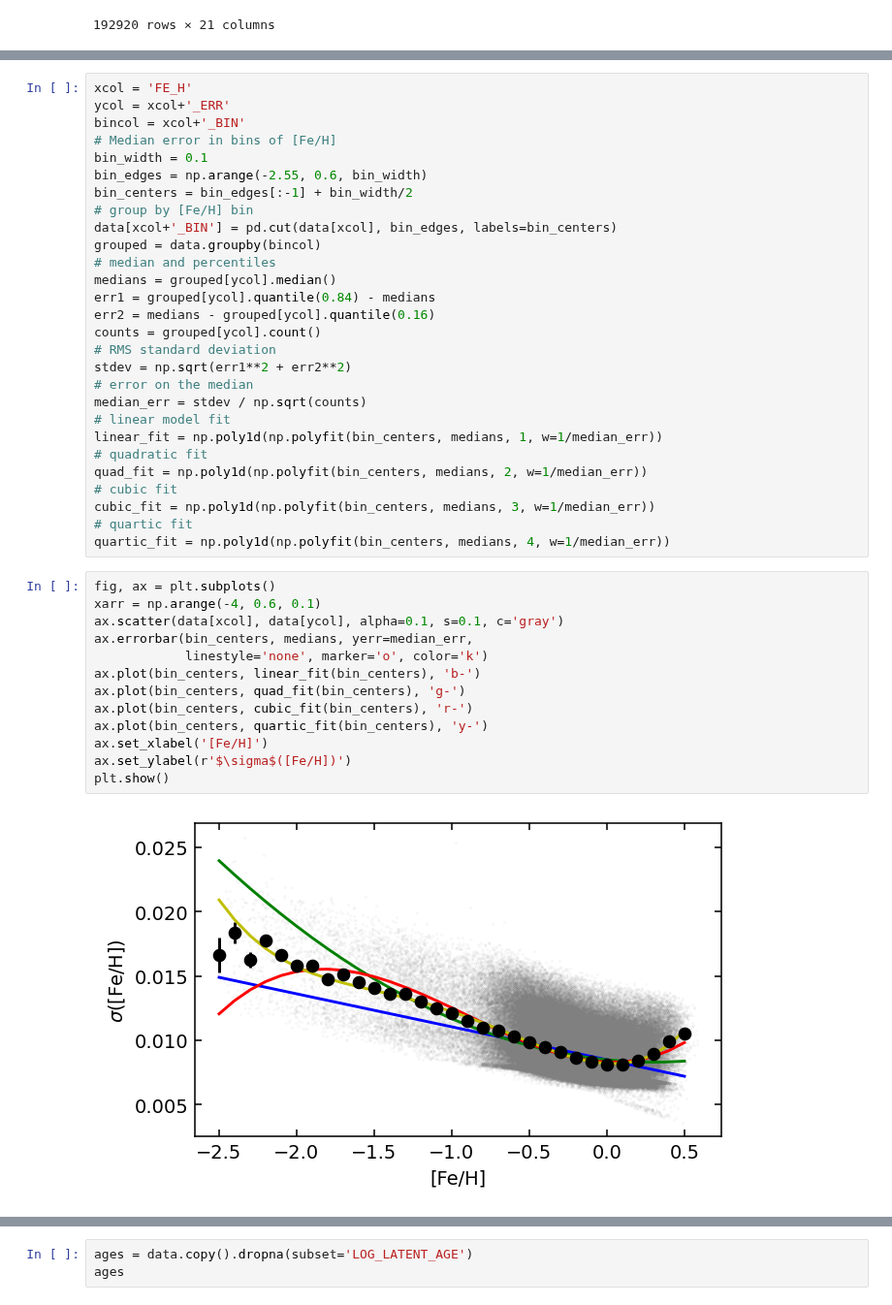
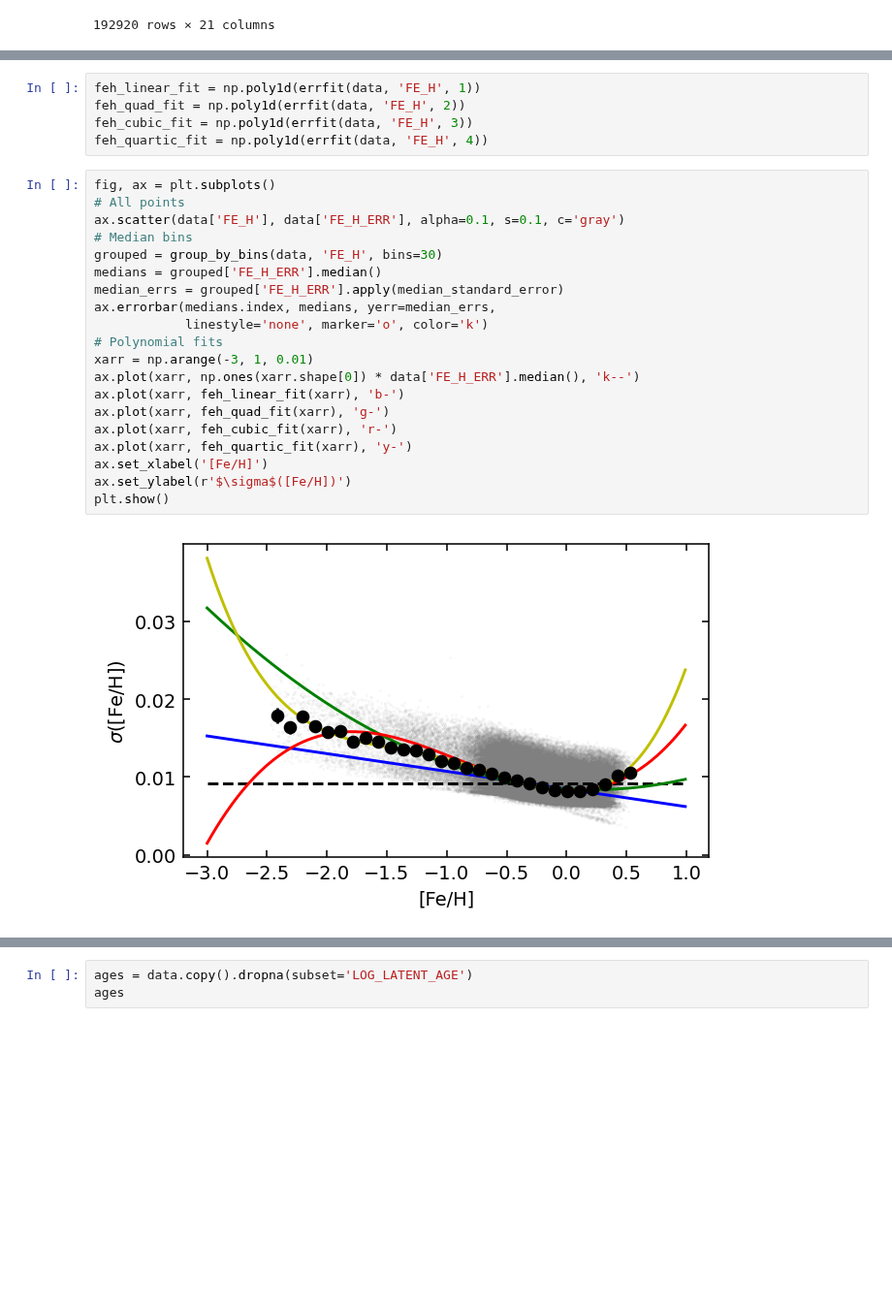
Before and after one commit to lodubay/galactic-dtd, a Jupyter notebook: notebooks/abundance_uncertainty.ipynb, the cells around one changed output, grey strips where cells are left out. Shown at 97% size. Drawn from its saved outputs; the diff is of its cells as text; blank space fills up the shorter version.

Commit message:
adjustments to error modeling

```diff
--- a/notebooks/abundance_uncertainty.ipynb
+++ b/notebooks/abundance_uncertainty.ipynb
@@ -38,43 +114,27 @@ data
-# %%
-xcol = 'FE_H'
-ycol = xcol+'_ERR'
-bincol = xcol+'_BIN'
-# Median error in bins of [Fe/H]
-bin_width = 0.1
-bin_edges = np.arange(-2.55, 0.6, bin_width)
-bin_centers = bin_edges[:-1] + bin_width/2
-# group by [Fe/H] bin
-data[xcol+'_BIN'] = pd.cut(data[xcol], bin_edges, labels=bin_centers)
-grouped = data.groupby(bincol)
-# median and percentiles
-medians = grouped[ycol].median()
-err1 = grouped[ycol].quantile(0.84) - medians
-err2 = medians - grouped[ycol].quantile(0.16)
-counts = grouped[ycol].count()
-# RMS standard deviation
-stdev = np.sqrt(err1**2 + err2**2)
-# error on the median
-median_err = stdev / np.sqrt(counts)
-# linear model fit
-linear_fit = np.poly1d(np.polyfit(bin_centers, medians, 1, w=1/median_err))
-# quadratic fit
-quad_fit = np.poly1d(np.polyfit(bin_centers, medians, 2, w=1/median_err))
-# cubic fit
-cubic_fit = np.poly1d(np.polyfit(bin_centers, medians, 3, w=1/median_err))
-# quartic fit
-quartic_fit = np.poly1d(np.polyfit(bin_centers, medians, 4, w=1/median_err))
+# %%
+feh_linear_fit = np.poly1d(errfit(data, 'FE_H', 1))
+feh_quad_fit = np.poly1d(errfit(data, 'FE_H', 2))
+feh_cubic_fit = np.poly1d(errfit(data, 'FE_H', 3))
+feh_quartic_fit = np.poly1d(errfit(data, 'FE_H', 4))
 # %%
 fig, ax = plt.subplots()
-xarr = np.arange(-4, 0.6, 0.1)
-ax.scatter(data[xcol], data[ycol], alpha=0.1, s=0.1, c='gray')
-ax.errorbar(bin_centers, medians, yerr=median_err,
+# All points
+ax.scatter(data['FE_H'], data['FE_H_ERR'], alpha=0.1, s=0.1, c='gray')
+# Median bins
+grouped = group_by_bins(data, 'FE_H', bins=30)
+medians = grouped['FE_H_ERR'].median()
+median_errs = grouped['FE_H_ERR'].apply(median_standard_error)
+ax.errorbar(medians.index, medians, yerr=median_errs,
             linestyle='none', marker='o', color='k')
-ax.plot(bin_centers, linear_fit(bin_centers), 'b-')
-ax.plot(bin_centers, quad_fit(bin_centers), 'g-')
-ax.plot(bin_centers, cubic_fit(bin_centers), 'r-')
-ax.plot(bin_centers, quartic_fit(bin_centers), 'y-')
+# Polynomial fits
+xarr = np.arange(-3, 1, 0.01)
+ax.plot(xarr, np.ones(xarr.shape[0]) * data['FE_H_ERR'].median(), 'k--')
+ax.plot(xarr, feh_linear_fit(xarr), 'b-')
+ax.plot(xarr, feh_quad_fit(xarr), 'g-')
+ax.plot(xarr, feh_cubic_fit(xarr), 'r-')
+ax.plot(xarr, feh_quartic_fit(xarr), 'y-')
 ax.set_xlabel('[Fe/H]')
 ax.set_ylabel(r'$\sigma$([Fe/H])')
 plt.show()
 # %% [output]
-[figure, old version]
+[figure, new version]
```
Also changed, not shown: parts of 34 cells of this notebook, 1 other file.
